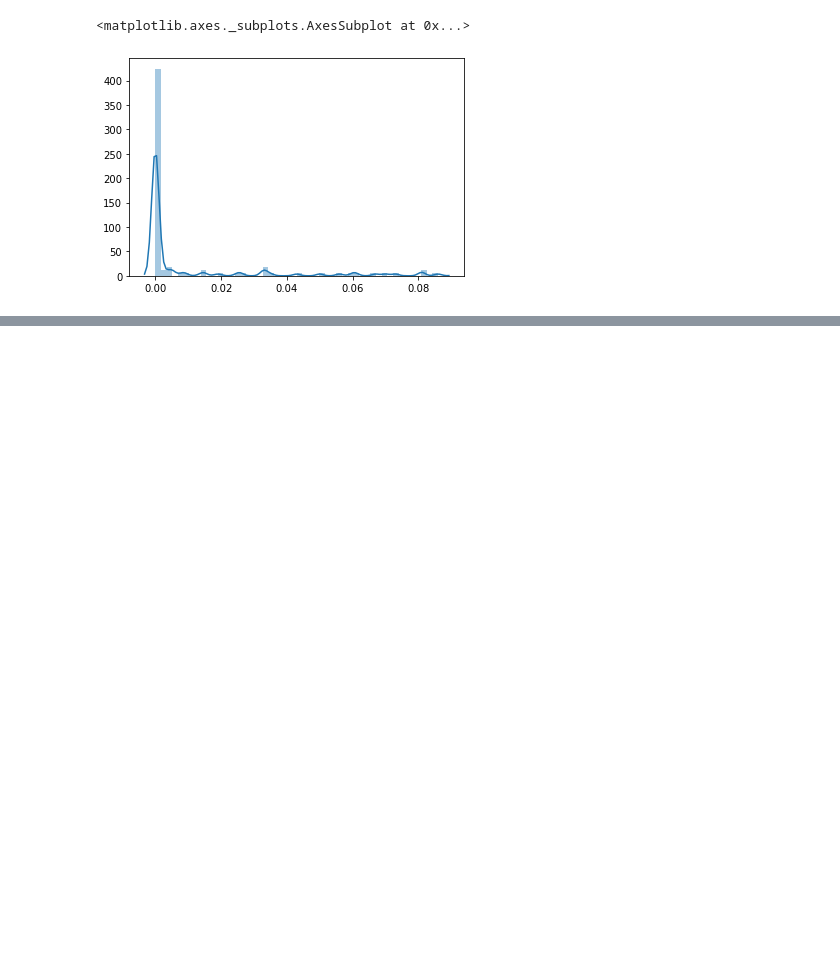
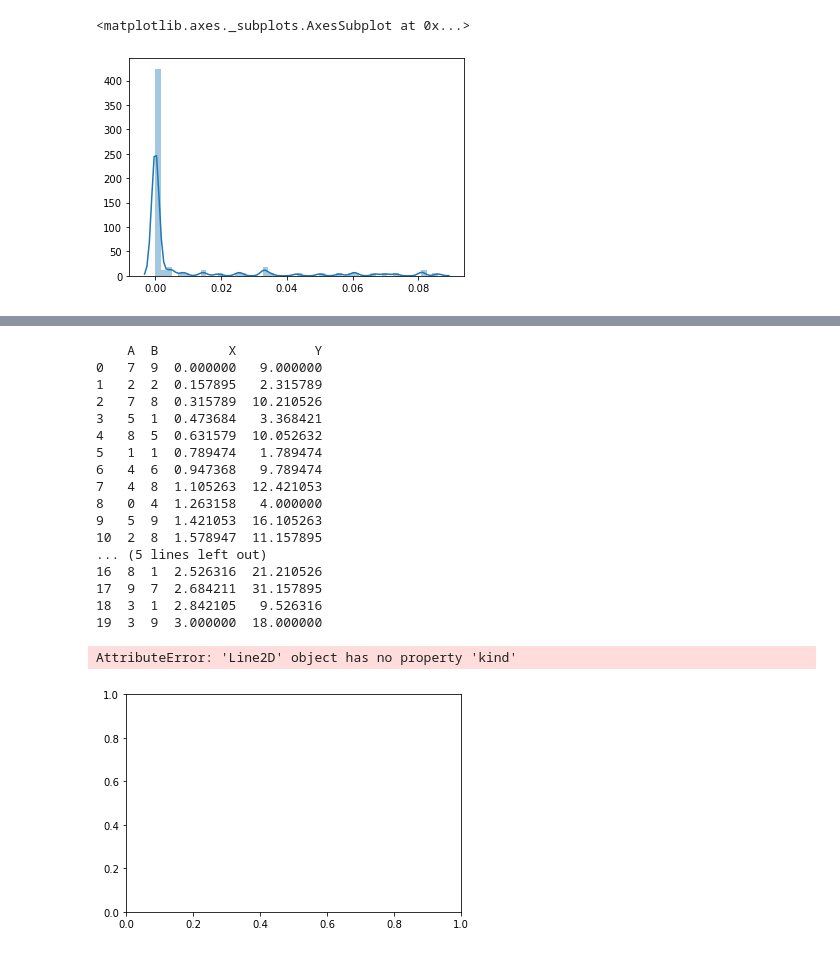
Before and after one commit to sinduff/jupyter, a Jupyter notebook: Task Work/Tasks Workbook.ipynb, the cells around one changed output, grey strips where cells are left out. Cells and saved outputs as stored; diff of their text form; code cells hidden in the pictures; blank space fills up the shorter version.

Commit message:
Work on Task 4 - getting the dataset created us np.rng and linspace

```diff
--- a/Task Work/Tasks Workbook.ipynb
+++ b/Task Work/Tasks Workbook.ipynb
@@ -112,0 +133,38 @@ sns.distplot(countHeads)
+# %%
+#set a seed to keep the data from changing everytime the program is run
+rng = default_rng(10)
+
+#using pandas to create a dataframe or random entries for columns A & B
+df = pd.DataFrame(rng.integers(0,10,size=(20, 2)), columns=list('AB'))
+
+#sanity check to make sure the data remained the same once the seed was set
+#print(df)
+
+#create a new dataframe to hold the values of X and Y
+#values for X created using np.linspace
+#values for Y created using the formula A * X + B
+df2 = df
+df2 ['X'] = np.linspace(0.0,3.0,num=20)
+df2 ['Y']= df.A * df.X + df.B
+print(df2)
+plt.plot(df['X'],df['Y'],kind='scatter')
+# %% [output]
+    A  B         X          Y
+0   7  9  0.000000   9.000000
+1   2  2  0.157895   2.315789
+2   7  8  0.315789  10.210526
+3   5  1  0.473684   3.368421
+4   8  5  0.631579  10.052632
+5   1  1  0.789474   1.789474
+6   4  6  0.947368   9.789474
+7   4  8  1.105263  12.421053
+8   0  4  1.263158   4.000000
+9   5  9  1.421053  16.105263
+10  2  8  1.578947  11.157895
+... (5 lines left out)
+16  8  1  2.526316  21.210526
+17  9  7  2.684211  31.157895
+18  3  1  2.842105   9.526316
+19  3  9  3.000000  18.000000
+AttributeError: 'Line2D' object has no property 'kind'
+[figure, added]
```
Also changed, not shown: parts of 3 cells of this notebook.
